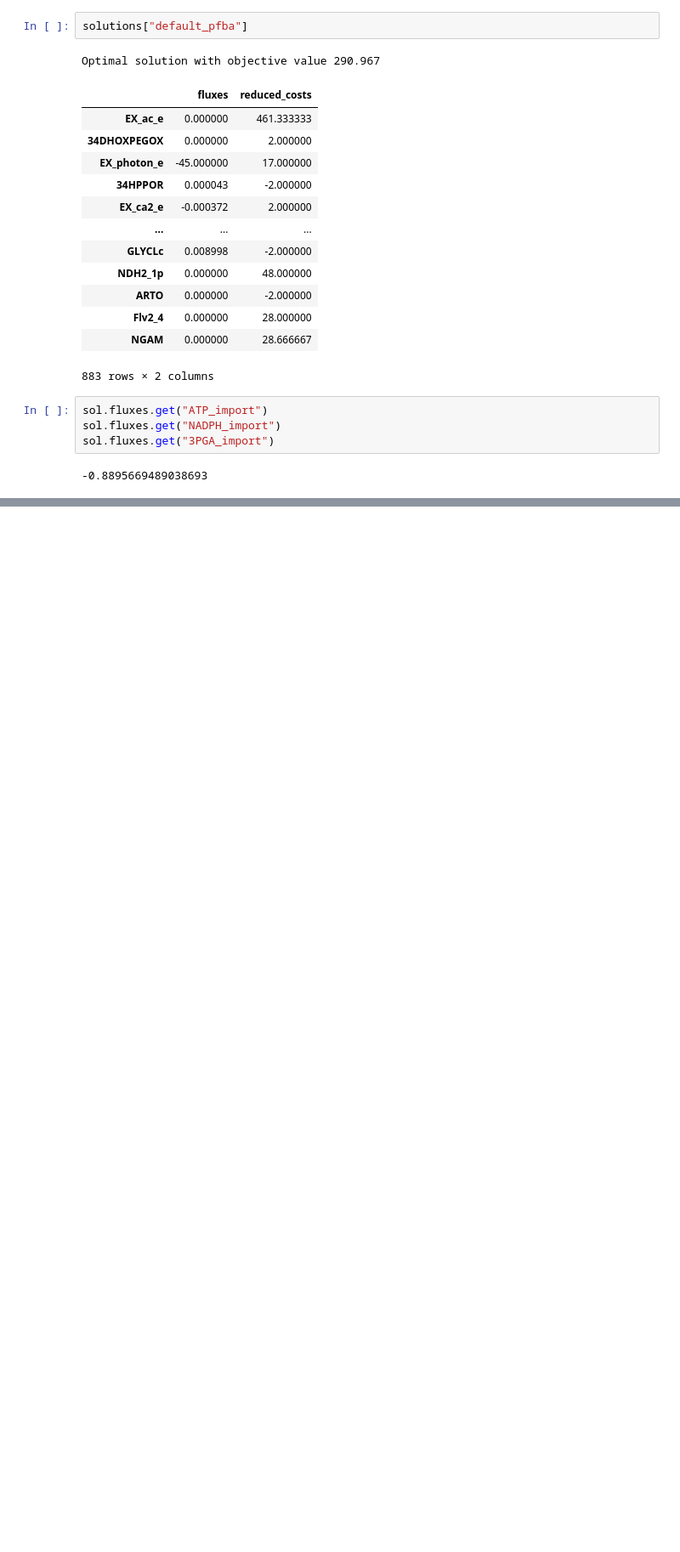
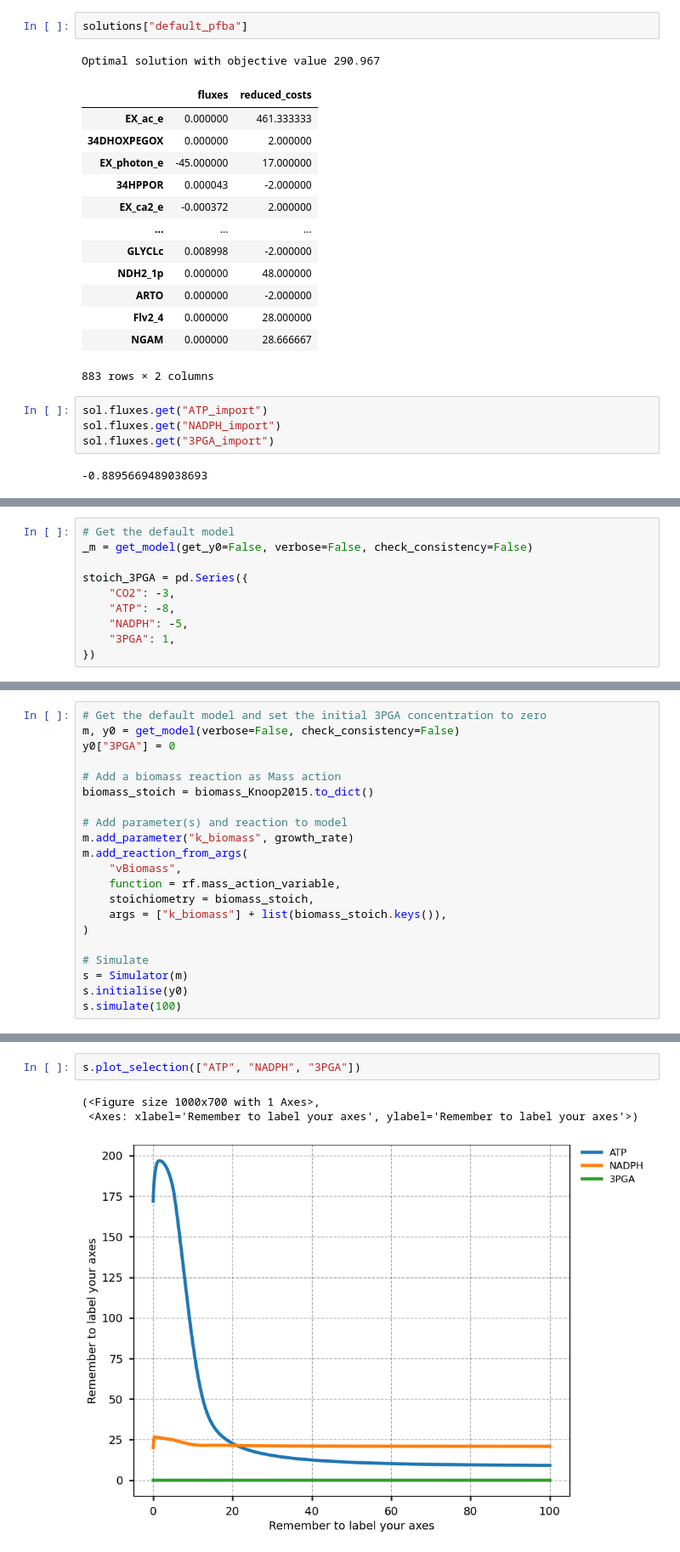
Before and after one commit to Computational-Biology-Aachen/synechocystis-photosynthesis-2024, a Jupyter notebook: Notebooks/get_biomass_function.ipynb, the cells around one changed output, grey strips where cells are left out. Shown at 85% size. Saved outputs shown, nothing was run; the diff lists cells and outputs as text; blank space fills up the shorter version.

Commit message:
used published biomass composition and began implementing a biomass sink

```diff
--- a/Notebooks/get_biomass_function.ipynb
+++ b/Notebooks/get_biomass_function.ipynb
@@ -316,0 +394,10 @@ sol.fluxes.get("3PGA_import")
+# %%
+# Get the default model
+_m = get_model(get_y0=False, verbose=False, check_consistency=False)
+
+stoich_3PGA = pd.Series({
+    "CO2": -3,
+    "ATP": -8,
+    "NADPH": -5,
+    "3PGA": 1,
+})
@@ -316,0 +436,21 @@ sol.fluxes.get("3PGA_import")
+# %%
+# Get the default model and set the initial 3PGA concentration to zero
+m, y0 = get_model(verbose=False, check_consistency=False)
+y0["3PGA"] = 0
+
+# Add a biomass reaction as Mass action
+biomass_stoich = biomass_Knoop2015.to_dict()
+
+# Add parameter(s) and reaction to model
+m.add_parameter("k_biomass", growth_rate)
+m.add_reaction_from_args(
+    "vBiomass",
+    function = rf.mass_action_variable,
+    stoichiometry = biomass_stoich,
+    args = ["k_biomass"] + list(biomass_stoich.keys()),
+)
+
+# Simulate
+s = Simulator(m)
+s.initialise(y0)
+s.simulate(100)
@@ -316,0 +473,6 @@ sol.fluxes.get("3PGA_import")
+# %%
+s.plot_selection(["ATP", "NADPH", "3PGA"])
+# %% [output]
+(<Figure size 1000x700 with 1 Axes>,
+ <Axes: xlabel='Remember to label your axes', ylabel='Remember to label your axes'>)
+[figure, added]
```
Also changed, not shown: parts of 19 cells of this notebook.
